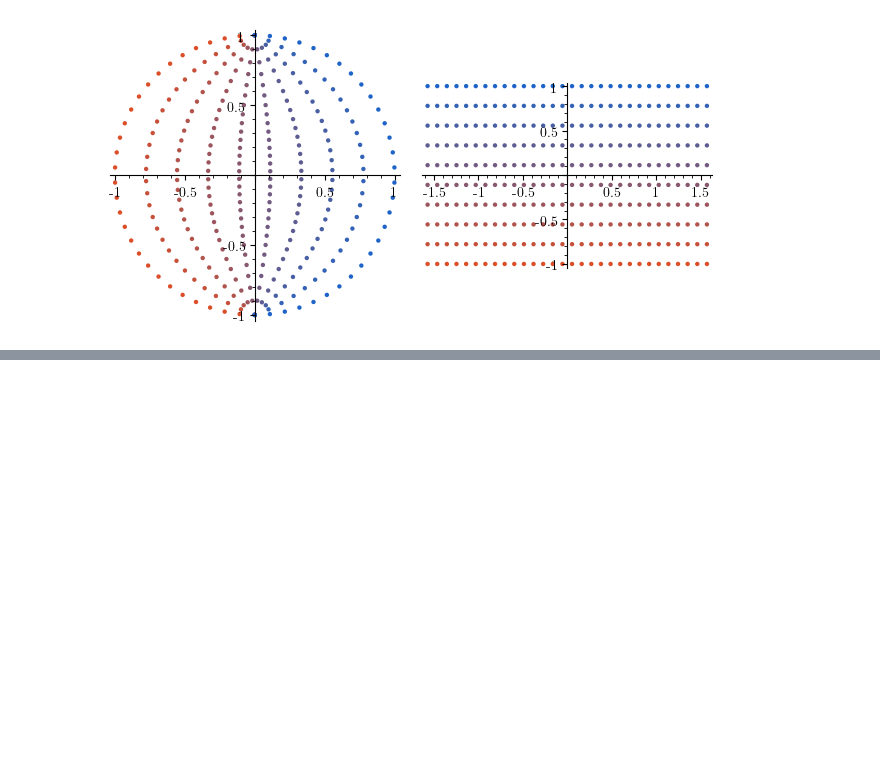
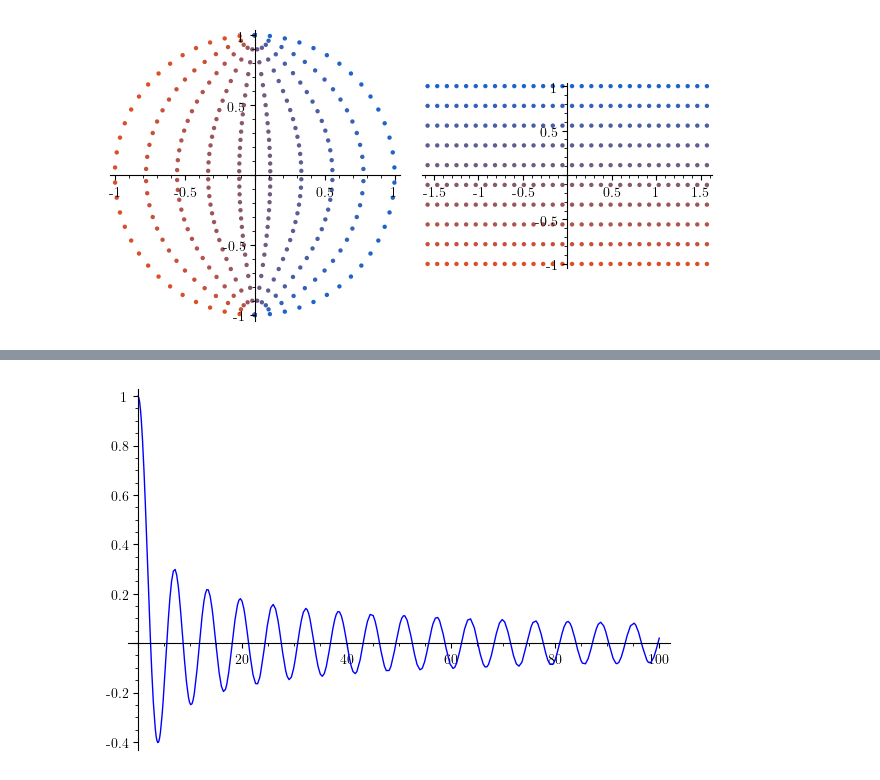
Before and after one commit to toonijn/PhD-thesis, a Jupyter notebook: img/chapter3/on_disc/disc.ipynb, the cells around one changed output, grey strips where cells are left out. Cells and saved outputs as stored; diff of their text form; code cells hidden in the pictures; blank space fills up the shorter version.

```diff
--- a/img/chapter3/on_disc/disc.ipynb
+++ b/img/chapter3/on_disc/disc.ipynb
@@ -162,0 +211,4 @@ None
+# %%
+plot(lambda x: bessel_J(0, x), (0, 100))
+# %% [output]
+[figure, added]
```
Also changed, not shown: parts of 5 cells of this notebook, 3 other files.
